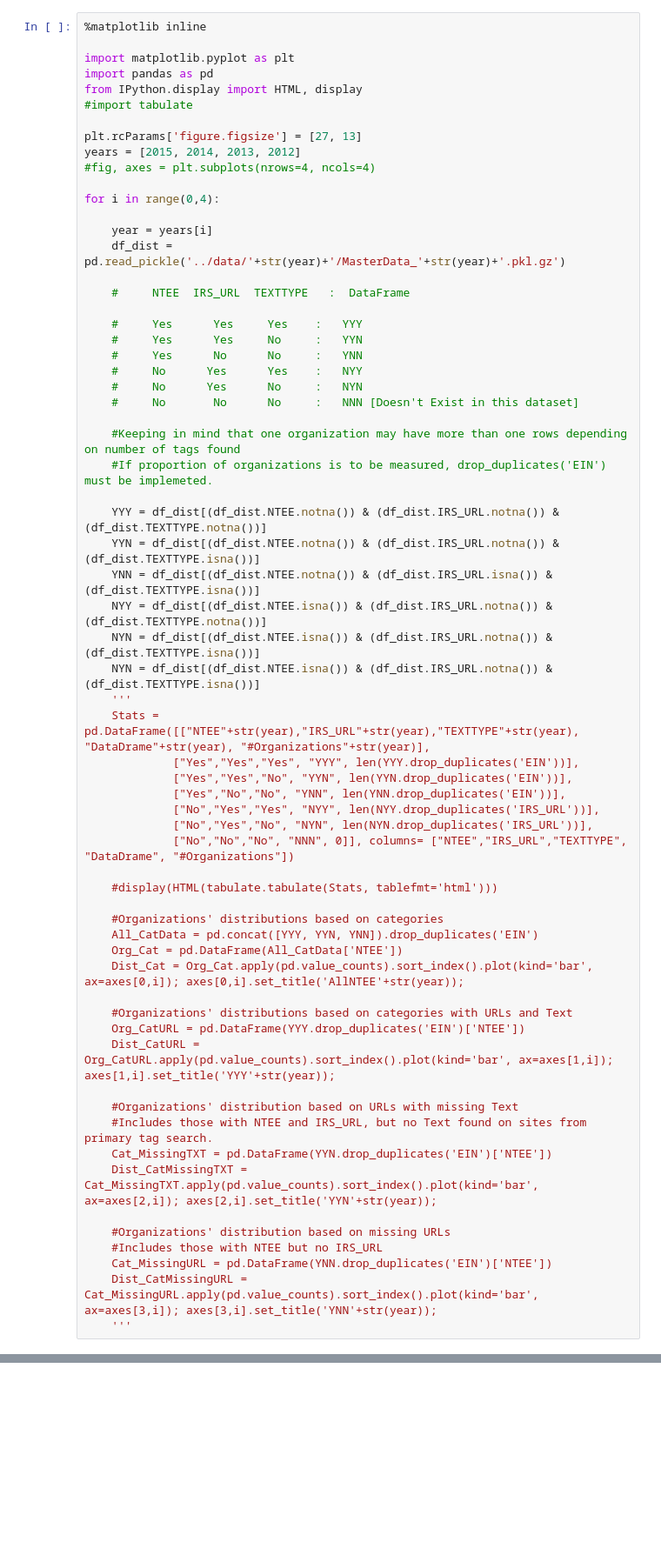
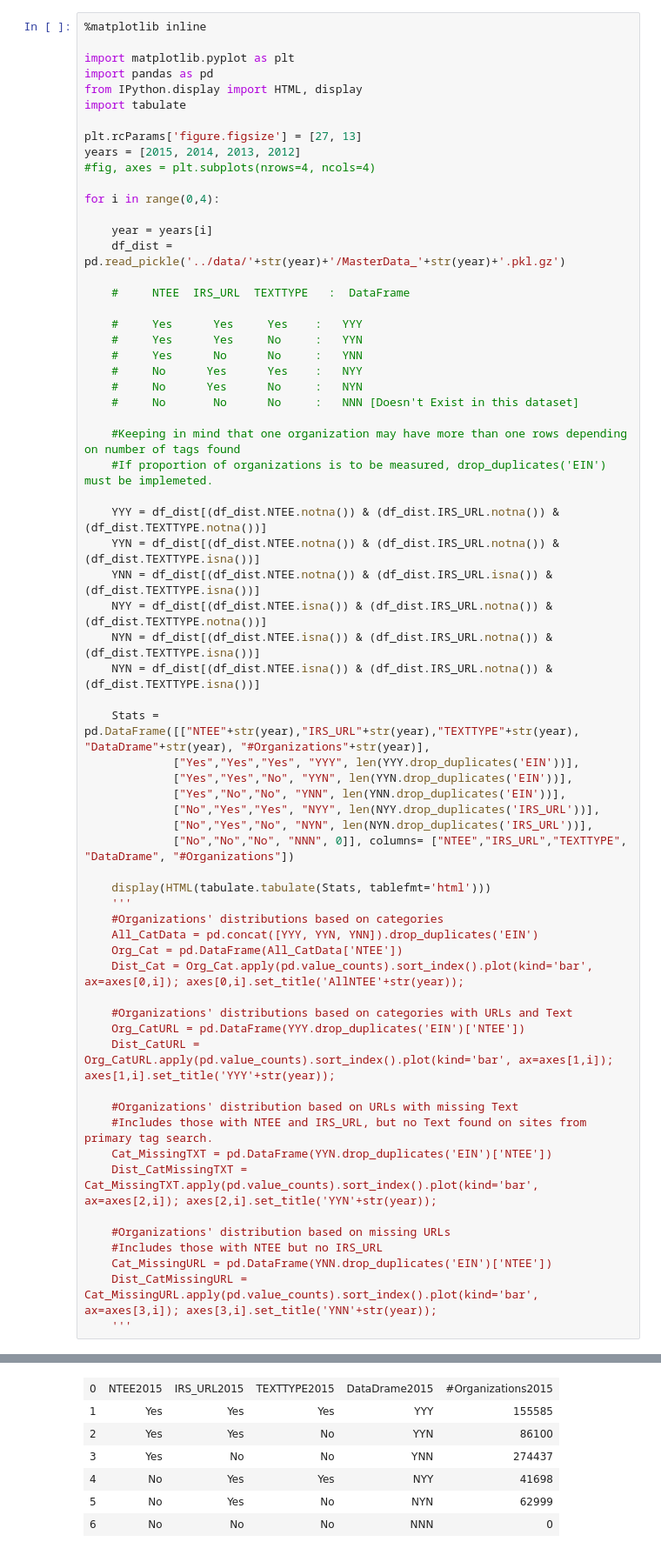
Before and after one commit to ma-ji/npo_classifier, a Jupyter notebook: codes/Distributions.ipynb, the cells around one changed output, grey strips where cells are left out. Shown: that part at 87% size. Saved outputs shown, nothing was run; the diff lists cells and outputs as text; blank space fills up the shorter version.

```diff
--- a/codes/Distributions.ipynb
+++ b/codes/Distributions.ipynb
@@ -4,7 +4,7 @@
 import matplotlib.pyplot as plt
 import pandas as pd
 from IPython.display import HTML, display
-#import tabulate
+import tabulate
 
 plt.rcParams['figure.figsize'] = [27, 13]
 years = [2015, 2014, 2013, 2012]
@@ -33,7 +33,7 @@ for i in range(0,4):
     NYY = df_dist[(df_dist.NTEE.isna()) & (df_dist.IRS_URL.notna()) & (df_dist.TEXTTYPE.notna())]
     NYN = df_dist[(df_dist.NTEE.isna()) & (df_dist.IRS_URL.notna()) & (df_dist.TEXTTYPE.isna())]
     NYN = df_dist[(df_dist.NTEE.isna()) & (df_dist.IRS_URL.notna()) & (df_dist.TEXTTYPE.isna())]
-    '''
+
     Stats = pd.DataFrame([["NTEE"+str(year),"IRS_URL"+str(year),"TEXTTYPE"+str(year), "DataDrame"+str(year), "#Organizations"+str(year)],
              ["Yes","Yes","Yes", "YYY", len(YYY.drop_duplicates('EIN'))],
              ["Yes","Yes","No", "YYN", len(YYN.drop_duplicates('EIN'))],
@@ -42,8 +42,8 @@ for i in range(0,4):
              ["No","Yes","No", "NYN", len(NYN.drop_duplicates('IRS_URL'))],
              ["No","No","No", "NNN", 0]], columns= ["NTEE","IRS_URL","TEXTTYPE", "DataDrame", "#Organizations"])
 
-    #display(HTML(tabulate.tabulate(Stats, tablefmt='html')))
-
+    display(HTML(tabulate.tabulate(Stats, tablefmt='html')))
+    '''
     #Organizations' distributions based on categories
     All_CatData = pd.concat([YYY, YYN, YNN]).drop_duplicates('EIN')
     Org_Cat = pd.DataFrame(All_CatData['NTEE'])
@@ -67,0 +67,7 @@ KeyboardInterrupt:
+| 0 | NTEE2015 | IRS_URL2015 | TEXTTYPE2015 | DataDrame2015 | #Organizations2015 |
+| 1 | Yes | Yes | Yes | YYY | 155585 |
+| 2 | Yes | Yes | No | YYN | 86100 |
+| 3 | Yes | No | No | YNN | 274437 |
+| 4 | No | Yes | Yes | NYY | 41698 |
+| 5 | No | Yes | No | NYN | 62999 |
+| 6 | No | No | No | NNN | 0 |
```
Also changed, not shown: parts of 2 cells of this notebook, 1 other file.
